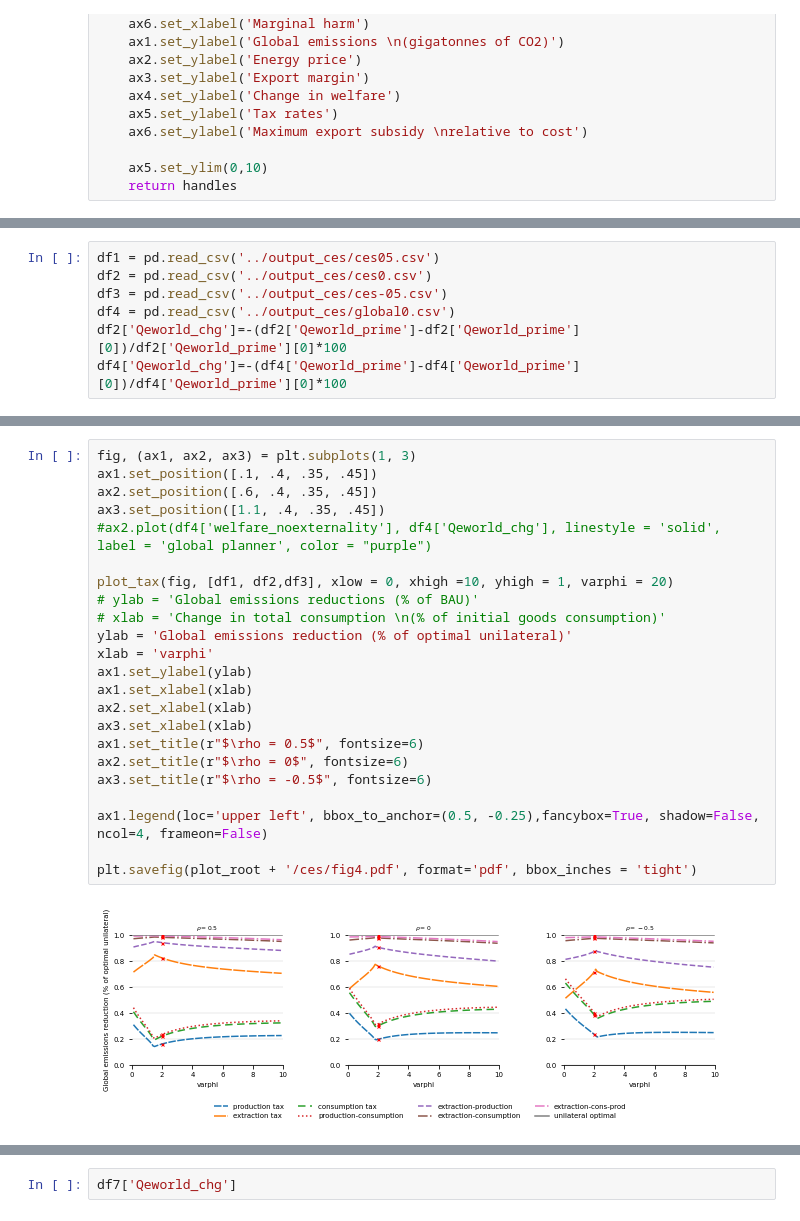
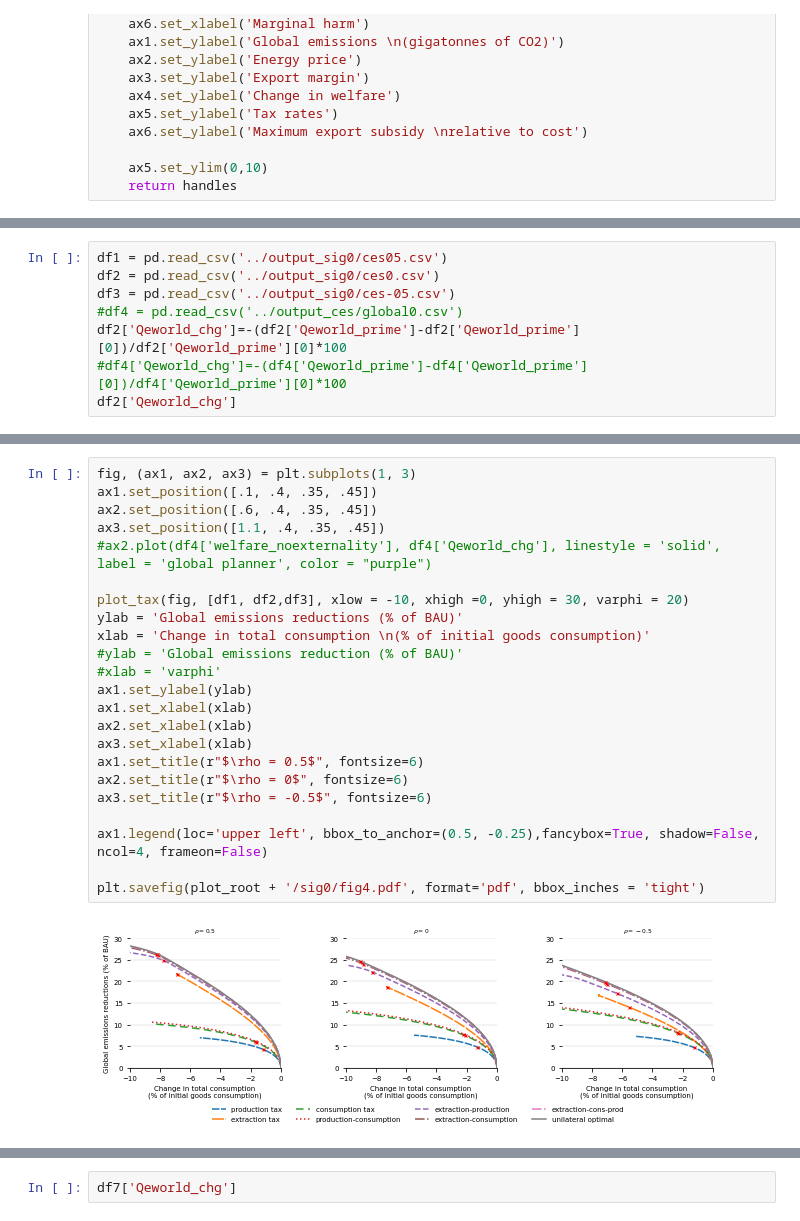
Before and after one commit to VoliCrank/Optimal-Unilateral-Carbon-Policy, a Jupyter notebook: Data/codes/plots_ces.ipynb, the cells around one changed output, grey strips where cells are left out. Drawn from its saved outputs; the diff is of its cells as text.

```diff
--- a/Data/codes/plots_ces.ipynb
+++ b/Data/codes/plots_ces.ipynb
@@ -175,7 +170,8 @@ def plot_tax(fig, lodf, xlow = -35, xhigh = 0, ylow = 0, yhigh = 40, varphi = 20
 # %%
-df1 = pd.read_csv('../output_ces/ces05.csv')
-df2 = pd.read_csv('../output_ces/ces0.csv')
-df3 = pd.read_csv('../output_ces/ces-05.csv')
-df4 = pd.read_csv('../output_ces/global0.csv')
+df1 = pd.read_csv('../output_sig0/ces05.csv')
+df2 = pd.read_csv('../output_sig0/ces0.csv')
+df3 = pd.read_csv('../output_sig0/ces-05.csv')
+#df4 = pd.read_csv('../output_ces/global0.csv')
 df2['Qeworld_chg']=-(df2['Qeworld_prime']-df2['Qeworld_prime'][0])/df2['Qeworld_prime'][0]*100
-df4['Qeworld_chg']=-(df4['Qeworld_prime']-df4['Qeworld_prime'][0])/df4['Qeworld_prime'][0]*100
+#df4['Qeworld_chg']=-(df4['Qeworld_prime']-df4['Qeworld_prime'][0])/df4['Qeworld_prime'][0]*100
+df2['Qeworld_chg']
@@ -182,26 +191,26 @@ df4['Qeworld_chg']=-(df4['Qeworld_prime']-df4['Qeworld_prime'][0])/df4['Qeworld_
 # %%
 fig, (ax1, ax2, ax3) = plt.subplots(1, 3)
 ax1.set_position([.1, .4, .35, .45])
 ax2.set_position([.6, .4, .35, .45])
 ax3.set_position([1.1, .4, .35, .45])
 #ax2.plot(df4['welfare_noexternality'], df4['Qeworld_chg'], linestyle = 'solid', label = 'global planner', color = "purple")
 
-plot_tax(fig, [df1, df2,df3], xlow = 0, xhigh =10, yhigh = 1, varphi = 20)
-# ylab = 'Global emissions reductions (% of BAU)'
-# xlab = 'Change in total consumption \n(% of initial goods consumption)'
-ylab = 'Global emissions reduction (% of optimal unilateral)'
-xlab = 'varphi'
+plot_tax(fig, [df1, df2,df3], xlow = -10, xhigh =0, yhigh = 30, varphi = 20)
+ylab = 'Global emissions reductions (% of BAU)'
+xlab = 'Change in total consumption \n(% of initial goods consumption)'
+#ylab = 'Global emissions reduction (% of BAU)'
+#xlab = 'varphi'
 ax1.set_ylabel(ylab)
 ax1.set_xlabel(xlab)
 ax2.set_xlabel(xlab)
 ax3.set_xlabel(xlab)
 ax1.set_title(r"$\rho = 0.5$", fontsize=6)
 ax2.set_title(r"$\rho = 0$", fontsize=6)
 ax3.set_title(r"$\rho = -0.5$", fontsize=6)
 
 ax1.legend(loc='upper left', bbox_to_anchor=(0.5, -0.25),fancybox=True, shadow=False, ncol=4, frameon=False)
 
-plt.savefig(plot_root + '/ces/fig4.pdf', format='pdf', bbox_inches = 'tight')
+plt.savefig(plot_root + '/sig0/fig4.pdf', format='pdf', bbox_inches = 'tight')
 # %% [output]
-[figure, old version]
+[figure, new version]
 # %%
```
Also changed, not shown: parts of 8 cells of this notebook, 13 other files.
